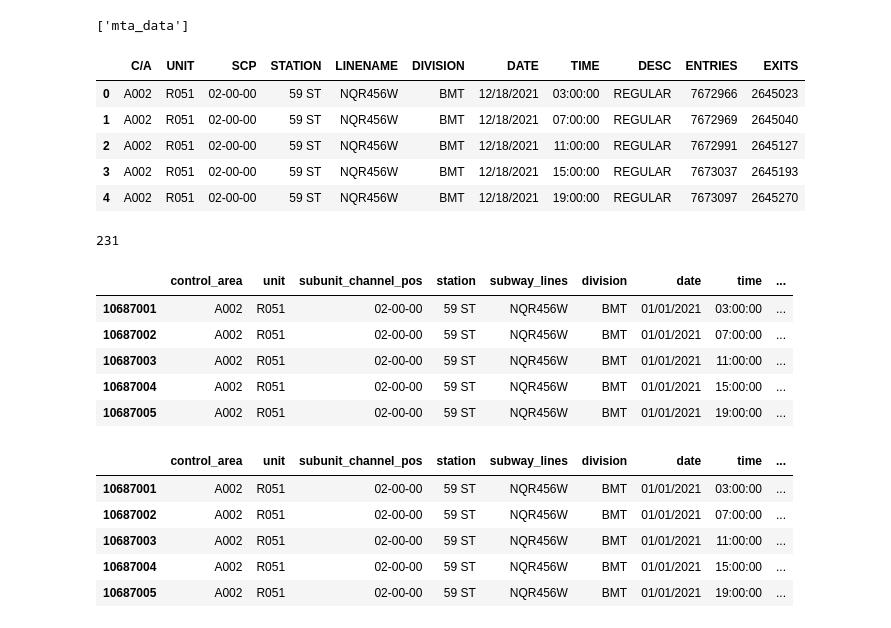
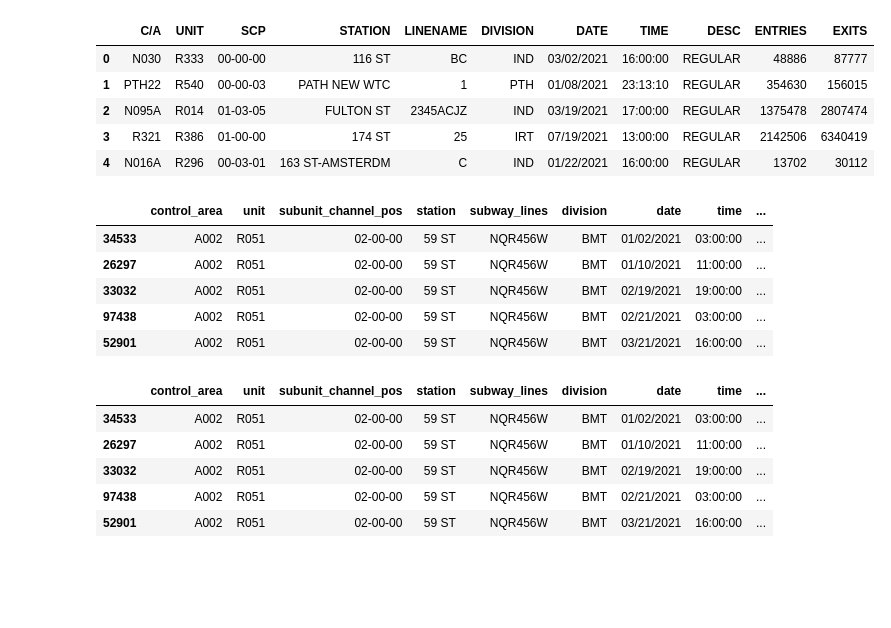
Before and after one commit to VinceDiR/NYC_MTA_EDA_Project, a Jupyter notebook: MTA EDA.ipynb, the cells around one changed output. Cells and saved outputs as stored; diff of their text form; code cells hidden in the pictures; blank space fills up the shorter version.

```diff
--- a/MTA EDA.ipynb
+++ b/MTA EDA.ipynb
@@ -7,23 +10,15 @@ import plotly
 # %%
 engine = create_engine("sqlite:////Users/nathanieldirenzo/Documents/GitHub/NBM_EDA_Student/resources/get_mta/mta_data.db")
-# %%
-engine.table_names()
-# %% [output]
-['mta_data']
 # %%
-df = pd.read_sql('SELECT * FROM mta_data;', engine)
+df = pd.read_sql('SELECT * FROM mta_data ORDER BY RANDOM() LIMIT 100000;', engine)
 df.head()
 # %% [output]
 |  | C/A | UNIT | SCP | STATION | LINENAME | DIVISION | DATE | TIME | DESC | ENTRIES | EXITS |
-| 0 | A002 | R051 | 02-00-00 | 59 ST | NQR456W | BMT | 12/18/2021 | 03:00:00 | REGULAR | 7672966 | 2645023 |
-| 1 | A002 | R051 | 02-00-00 | 59 ST | NQR456W | BMT | 12/18/2021 | 07:00:00 | REGULAR | 7672969 | 2645040 |
-| 2 | A002 | R051 | 02-00-00 | 59 ST | NQR456W | BMT | 12/18/2021 | 11:00:00 | REGULAR | 7672991 | 2645127 |
-| 3 | A002 | R051 | 02-00-00 | 59 ST | NQR456W | BMT | 12/18/2021 | 15:00:00 | REGULAR | 7673037 | 2645193 |
-| 4 | A002 | R051 | 02-00-00 | 59 ST | NQR456W | BMT | 12/18/2021 | 19:00:00 | REGULAR | 7673097 | 2645270 |
+| 0 | N030 | R333 | 00-00-00 | 116 ST | BC | IND | 03/02/2021 | 16:00:00 | REGULAR | 48886 | 87777 |
+| 1 | PTH22 | R540 | 00-00-03 | PATH NEW WTC | 1 | PTH | 01/08/2021 | 23:13:10 | REGULAR | 354630 | 156015 |
+| 2 | N095A | R014 | 01-03-05 | FULTON ST | 2345ACJZ | IND | 03/19/2021 | 17:00:00 | REGULAR | 1375478 | 2807474 |
+| 3 | R321 | R386 | 01-00-00 | 174 ST | 25 | IRT | 07/19/2021 | 13:00:00 | REGULAR | 2142506 | 6340419 |
+| 4 | N016A | R296 | 00-03-01 | 163 ST-AMSTERDM | C | IND | 01/22/2021 | 16:00:00 | REGULAR | 13702 | 30112 |
-# %%
-df.SCP.nunique()
-# %% [output]
-231
 # %%
 df = df.rename(columns={'C/A': 'control_area', 'UNIT': 'unit', 'SCP': 'subunit_channel_pos', 'STATION':'station', 'LINENAME':'subway_lines', 'DIVISION':'division', 'DATE':'date', 'TIME':'time', 'DESC':'desc', 'ENTRIES':'entries', 'EXITS':'exits'})
 # %%
@@ -34,11 +29,11 @@ df['date_time'] = df.date + ' ' + df.time
 df.head()
 # %% [output]
 |  | control_area | unit | subunit_channel_pos | station | subway_lines | division | date | time | ... |
-| 10687001 | A002 | R051 | 02-00-00 | 59 ST | NQR456W | BMT | 01/01/2021 | 03:00:00 | ... |
-| 10687002 | A002 | R051 | 02-00-00 | 59 ST | NQR456W | BMT | 01/01/2021 | 07:00:00 | ... |
-| 10687003 | A002 | R051 | 02-00-00 | 59 ST | NQR456W | BMT | 01/01/2021 | 11:00:00 | ... |
-| 10687004 | A002 | R051 | 02-00-00 | 59 ST | NQR456W | BMT | 01/01/2021 | 15:00:00 | ... |
-| 10687005 | A002 | R051 | 02-00-00 | 59 ST | NQR456W | BMT | 01/01/2021 | 19:00:00 | ... |
+| 34533 | A002 | R051 | 02-00-00 | 59 ST | NQR456W | BMT | 01/02/2021 | 03:00:00 | ... |
+| 26297 | A002 | R051 | 02-00-00 | 59 ST | NQR456W | BMT | 01/10/2021 | 11:00:00 | ... |
+| 33032 | A002 | R051 | 02-00-00 | 59 ST | NQR456W | BMT | 02/19/2021 | 19:00:00 | ... |
+| 97438 | A002 | R051 | 02-00-00 | 59 ST | NQR456W | BMT | 02/21/2021 | 03:00:00 | ... |
+| 52901 | A002 | R051 | 02-00-00 | 59 ST | NQR456W | BMT | 03/21/2021 | 16:00:00 | ... |
 # %%
 df['net_entries'] = df.entries.diff()
 df['net_exits'] = df.exits.diff()
@@ -47,8 +42,8 @@ df['net_traffic'] = df.entries.diff() + df.exits.diff()
 df.head()
 # %% [output]
 |  | control_area | unit | subunit_channel_pos | station | subway_lines | division | date | time | ... |
-| 10687001 | A002 | R051 | 02-00-00 | 59 ST | NQR456W | BMT | 01/01/2021 | 03:00:00 | ... |
-| 10687002 | A002 | R051 | 02-00-00 | 59 ST | NQR456W | BMT | 01/01/2021 | 07:00:00 | ... |
-| 10687003 | A002 | R051 | 02-00-00 | 59 ST | NQR456W | BMT | 01/01/2021 | 11:00:00 | ... |
-| 10687004 | A002 | R051 | 02-00-00 | 59 ST | NQR456W | BMT | 01/01/2021 | 15:00:00 | ... |
-| 10687005 | A002 | R051 | 02-00-00 | 59 ST | NQR456W | BMT | 01/01/2021 | 19:00:00 | ... |
+| 34533 | A002 | R051 | 02-00-00 | 59 ST | NQR456W | BMT | 01/02/2021 | 03:00:00 | ... |
+| 26297 | A002 | R051 | 02-00-00 | 59 ST | NQR456W | BMT | 01/10/2021 | 11:00:00 | ... |
+| 33032 | A002 | R051 | 02-00-00 | 59 ST | NQR456W | BMT | 02/19/2021 | 19:00:00 | ... |
+| 97438 | A002 | R051 | 02-00-00 | 59 ST | NQR456W | BMT | 02/21/2021 | 03:00:00 | ... |
+| 52901 | A002 | R051 | 02-00-00 | 59 ST | NQR456W | BMT | 03/21/2021 | 16:00:00 | ... |
```
Also changed, not shown: parts of 33 cells of this notebook, 2 other files.
